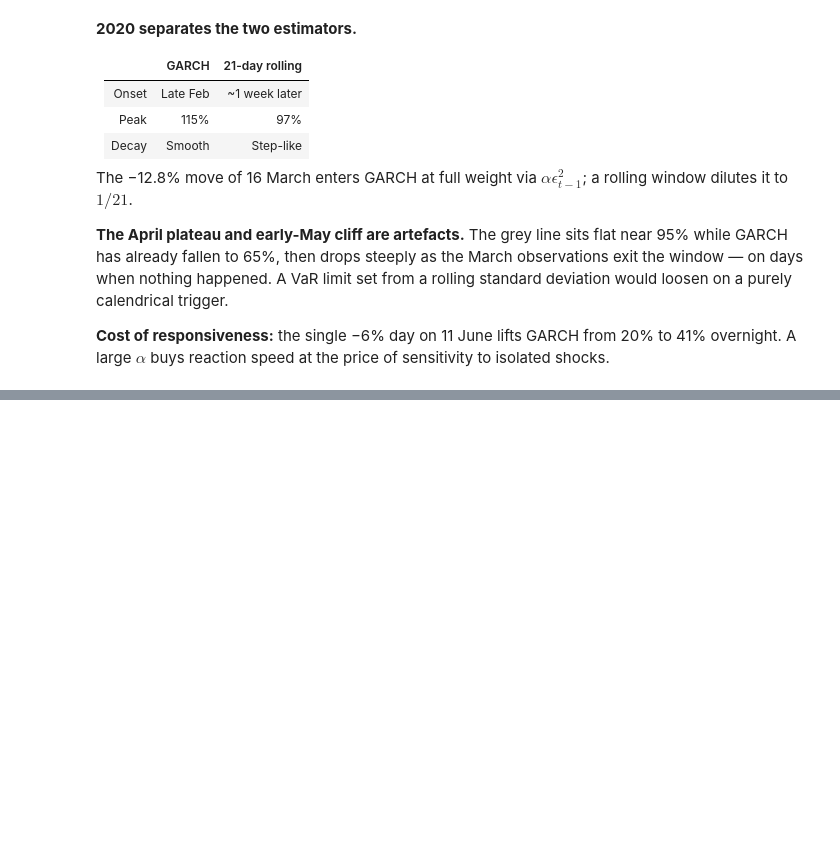
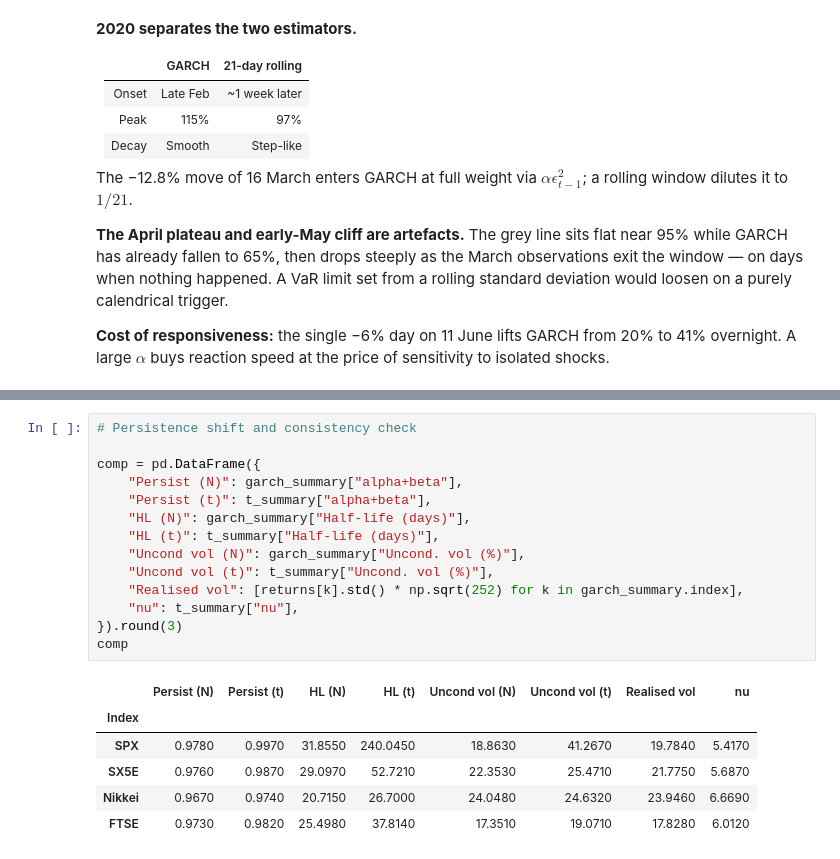
Before and after one commit to PeacoFoxy/StockMarket-Projects, a Jupyter notebook: garch_project/notebooks/garch_analysis.ipynb, the cells around one changed output, grey strips where cells are left out. Drawn from its saved outputs; the diff is of its cells as text; blank space fills up the shorter version.

```diff
--- a/garch_project/notebooks/garch_analysis.ipynb
+++ b/garch_project/notebooks/garch_analysis.ipynb
@@ -939,0 +1013,21 @@ sensitivity to isolated shocks.
+# %%
+# Persistence shift and consistency check
+
+comp = pd.DataFrame({
+    "Persist (N)": garch_summary["alpha+beta"],
+    "Persist (t)": t_summary["alpha+beta"],
+    "HL (N)": garch_summary["Half-life (days)"],
+    "HL (t)": t_summary["Half-life (days)"],
+    "Uncond vol (N)": garch_summary["Uncond. vol (%)"],
+    "Uncond vol (t)": t_summary["Uncond. vol (%)"],
+    "Realised vol": [returns[k].std() * np.sqrt(252) for k in garch_summary.index],
+    "nu": t_summary["nu"],
+}).round(3)
+comp
+# %% [output]
+|  | Persist (N) | Persist (t) | HL (N) | HL (t) | Uncond vol (N) | Uncond vol (t) | Realised vol | nu |
+| Index |  |  |  |  |  |  |  |  |
+| SPX | 0.9780 | 0.9970 | 31.8550 | 240.0450 | 18.8630 | 41.2670 | 19.7840 | 5.4170 |
+| SX5E | 0.9760 | 0.9870 | 29.0970 | 52.7210 | 22.3530 | 25.4710 | 21.7750 | 5.6870 |
+| Nikkei | 0.9670 | 0.9740 | 20.7150 | 26.7000 | 24.0480 | 24.6320 | 23.9460 | 6.6690 |
+| FTSE | 0.9730 | 0.9820 | 25.4980 | 37.8140 | 17.3510 | 19.0710 | 17.8280 | 6.0120 |
```
Also changed, not shown: parts of 14 cells of this notebook, 2 other files.
